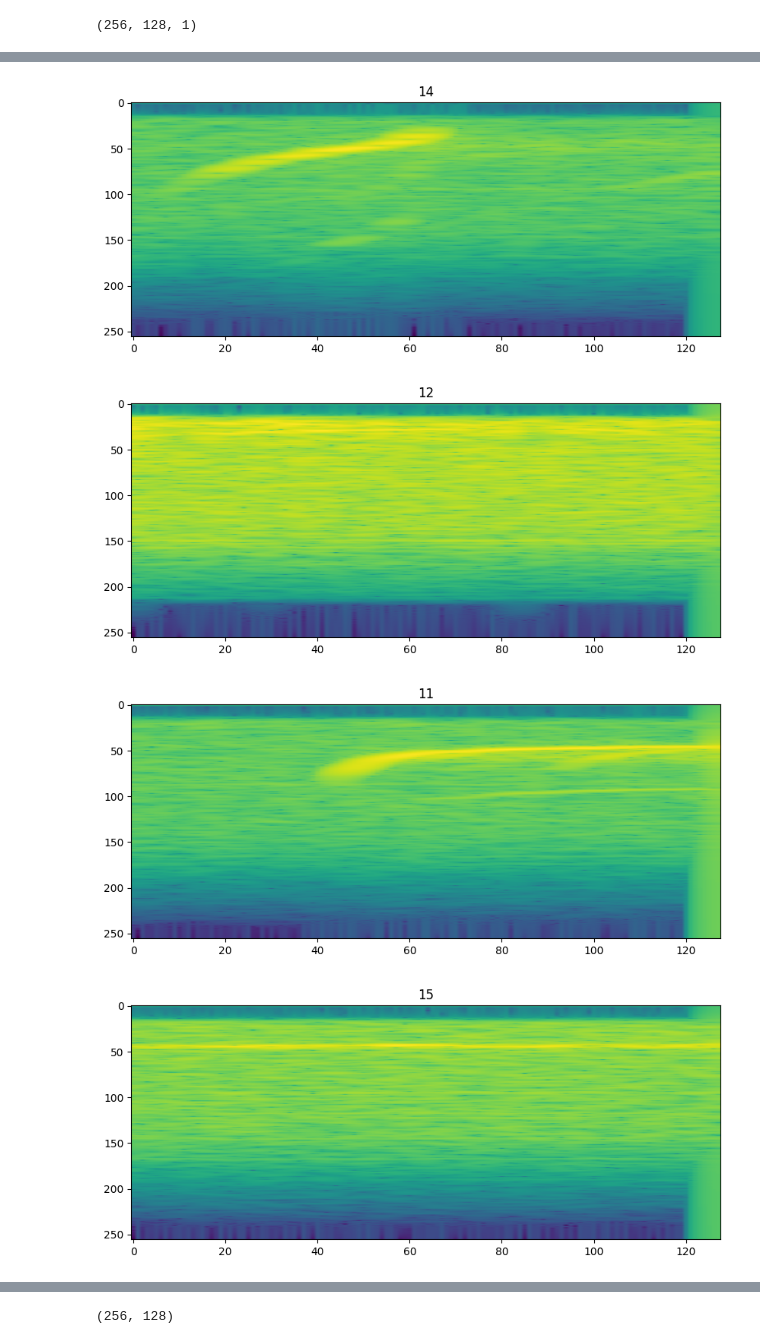
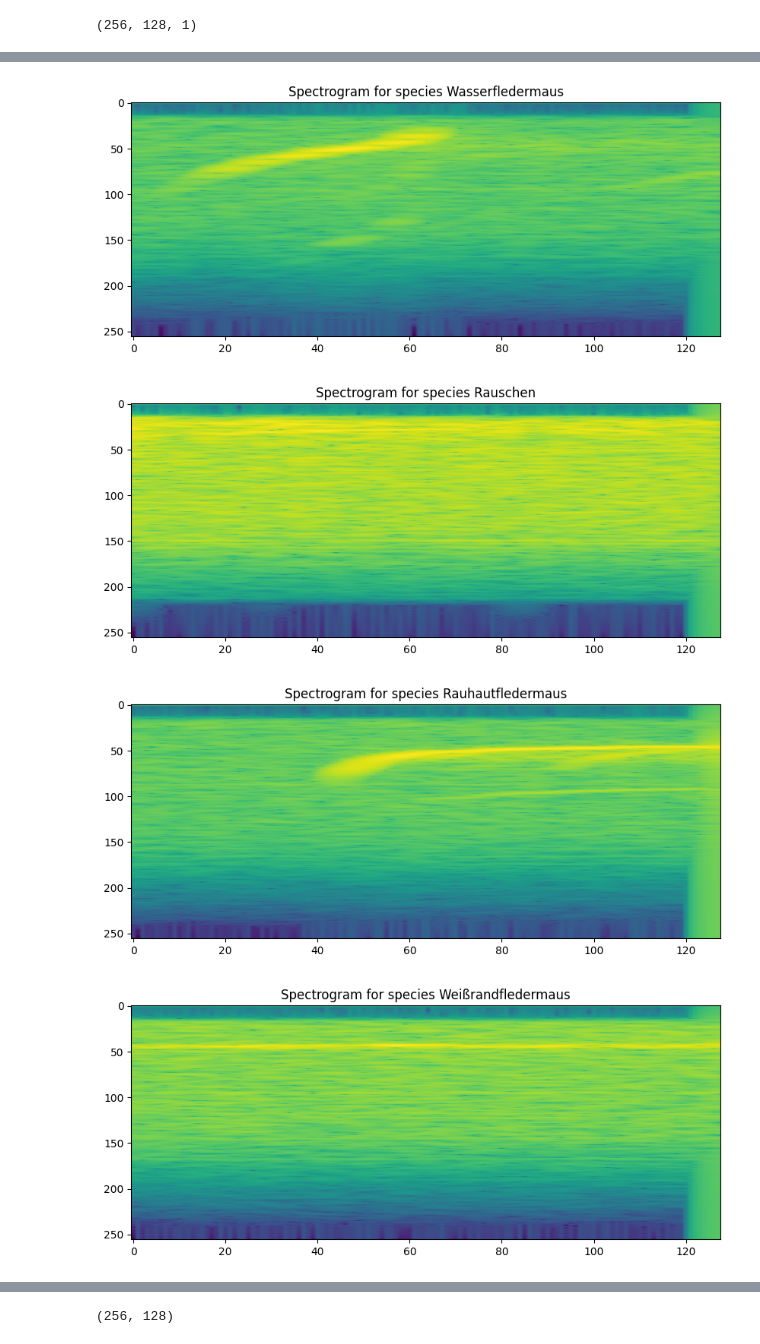
Before and after one commit to mayonesa-parquet/ml, a Jupyter notebook: ML-Projekt.ipynb, the cells around one changed output, grey strips where cells are left out. Drawn from its saved outputs; the diff is of its cells as text; code cells hidden in the pictures.

```diff
--- a/ML-Projekt.ipynb
+++ b/ML-Projekt.ipynb
@@ -200,9 +205,13 @@ X[0].shape
 # %% [output]
 (256, 128, 1)
 # %%
-for label in frequency.keys():
+labels = {18: "Zwergfledermaus", 14: "Wasserfledermaus", 12: "Rauschen",
+          11: "Rauhautfledermaus", 15: "Weißrandfledermaus", 3: "Fransenfledermaus",
+          4: "GroßerAbendsegler"}
+
+for label in labels.keys():
     i = y.index(label)
     fig, ax = plt.subplots(figsize=(10,4))
     ax.imshow(X[i][:,:,0],aspect='auto')
-    plt.title("Spectrogram for species " + str(y[i]))
+    plt.title("Spectrogram for species " + str(labels[(y[i])]))
 # %% [output]
@@ -210,4 +219,4 @@ for label in frequency.keys():
-[figure, old version]
+[figure, new version]
-[figure, old version]
+[figure, new version]
-[figure, old version]
+[figure, new version]
-[figure, old version]
+[figure, new version]
```
Also changed, not shown: parts of 17 cells of this notebook.
